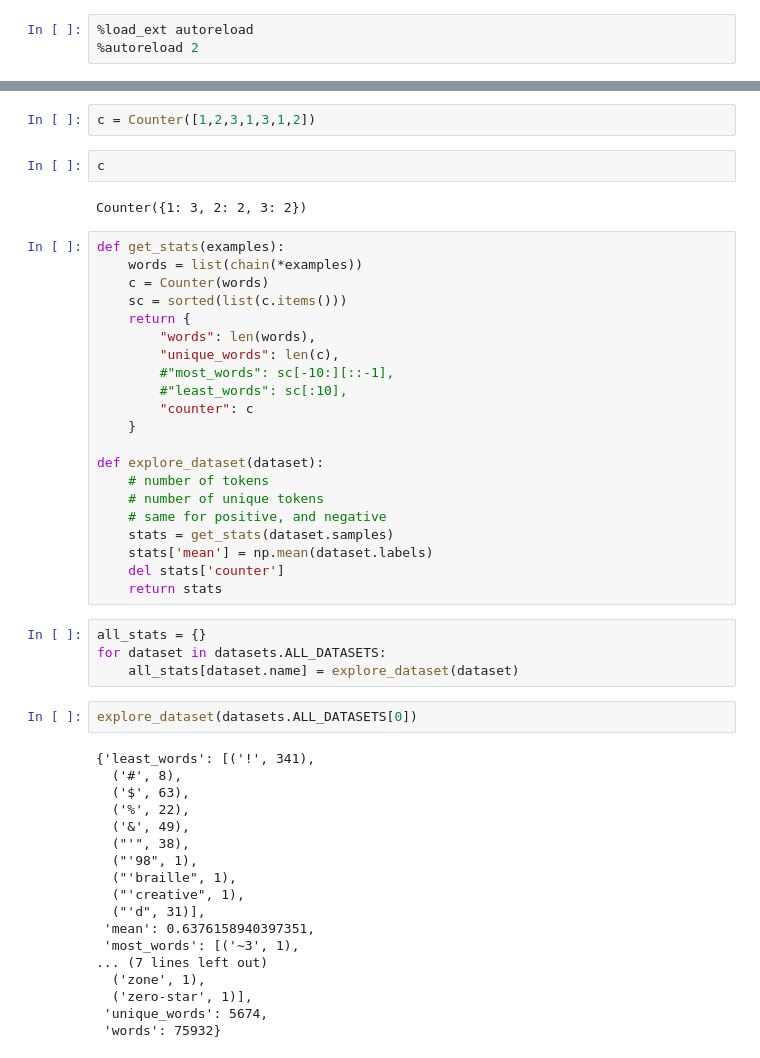
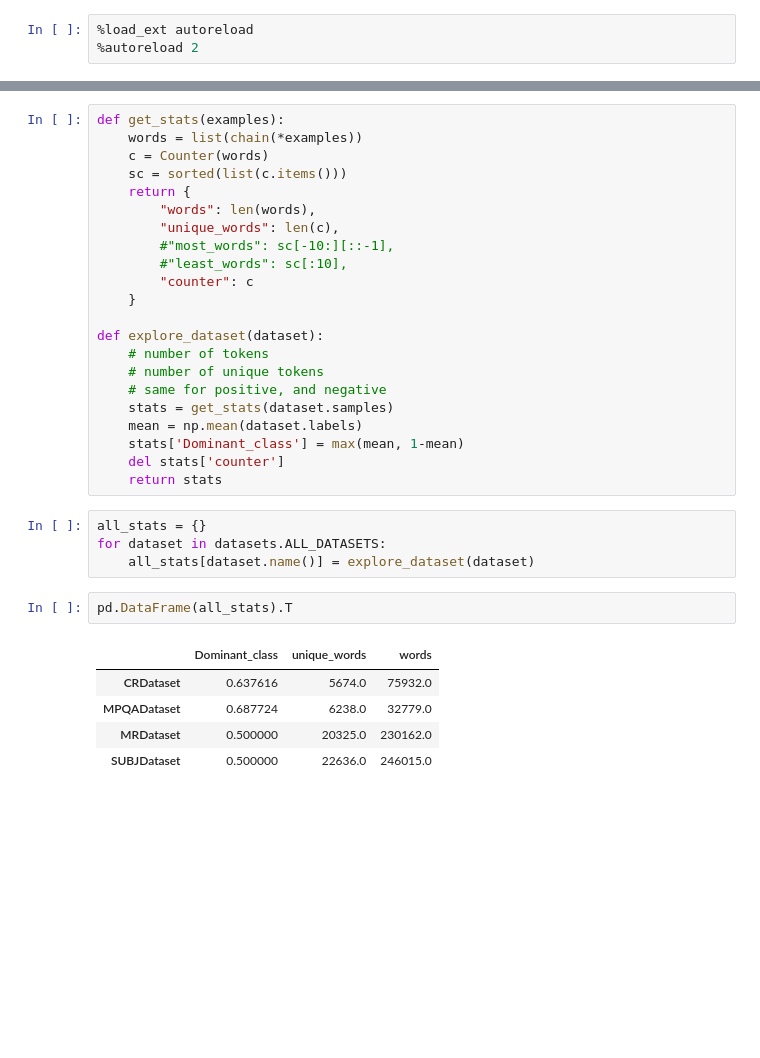
Before and after one commit to vlejd/diploma_thesis, a Jupyter notebook: lsa_backprop/data_exploration.ipynb, the cells around one changed output, grey strips where cells are left out. Saved outputs shown, nothing was run; the diff lists cells and outputs as text; blank space fills up the shorter version.

```diff
--- a/lsa_backprop/data_exploration.ipynb
+++ b/lsa_backprop/data_exploration.ipynb
@@ -13,9 +10,3 @@ list(chain(*[[1,2,3],[5,6]]))
-# %%
-c = Counter([1,2,3,1,3,1,2])
-# %%
-c
-# %% [output]
-Counter({1: 3, 2: 2, 3: 2})
 # %%
 def get_stats(examples):
     words = list(chain(*examples))
@@ -34,30 +25,19 @@ def explore_dataset(dataset):
     # number of unique tokens
     # same for positive, and negative
     stats = get_stats(dataset.samples)
-    stats['mean'] = np.mean(dataset.labels)
+    mean = np.mean(dataset.labels)
+    stats['Dominant_class'] = max(mean, 1-mean)
     del stats['counter']
     return stats
 # %%
 all_stats = {}
 for dataset in datasets.ALL_DATASETS:
-    all_stats[dataset.name] = explore_dataset(dataset)
+    all_stats[dataset.name()] = explore_dataset(dataset)
-# %%
-explore_dataset(datasets.ALL_DATASETS[0])
-# %% [output]
-{'least_words': [('!', 341),
-  ('#', 8),
-  ('$', 63),
-  ('%', 22),
-  ('&', 49),
-  ("'", 38),
-  ("'98", 1),
-  ("'braille", 1),
-  ("'creative", 1),
-  ("'d", 31)],
- 'mean': 0.6376158940397351,
- 'most_words': [('~3', 1),
-... (7 lines left out)
-  ('zone', 1),
-  ('zero-star', 1)],
- 'unique_words': 5674,
- 'words': 75932}
+# %%
+pd.DataFrame(all_stats).T
+# %% [output]
+|  | Dominant_class | unique_words | words |
+| CRDataset | 0.637616 | 5674.0 | 75932.0 |
+| MPQADataset | 0.687724 | 6238.0 | 32779.0 |
+| MRDataset | 0.500000 | 20325.0 | 230162.0 |
+| SUBJDataset | 0.500000 | 22636.0 | 246015.0 |
```
Also changed, not shown: parts of 2 cells of this notebook, 6 other files.
